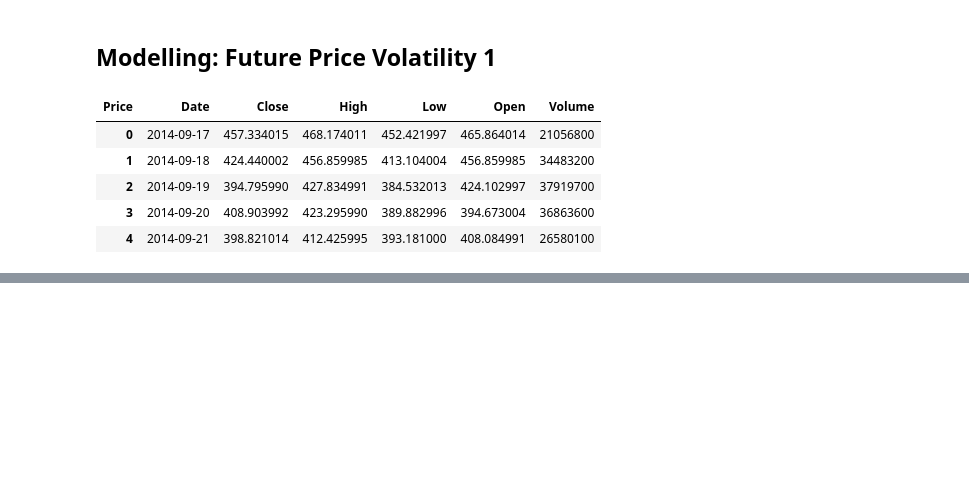
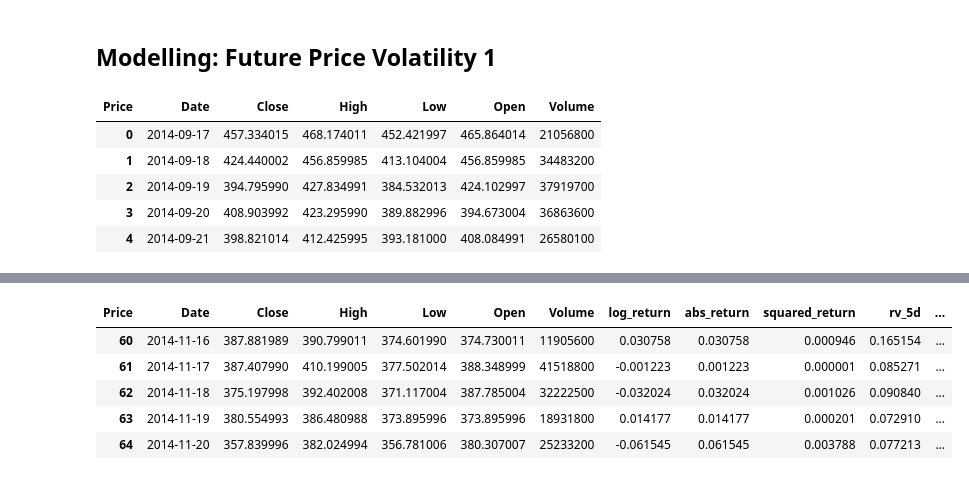
Before and after one commit to cameroncochrane/vlXsnPPgKKnWqEJB, a Jupyter notebook: experimentation/volatility_notebooks/1_volatility_modelling.ipynb, the cells around one changed output, grey strips where cells are left out. Drawn from its saved outputs; the diff is of its cells as text; code cells hidden in the pictures; blank space fills up the shorter version.

Commit message:
- Price volatility experimentation in notebook.

```diff
--- a/experimentation/volatility_notebooks/1_volatility_modelling.ipynb
+++ b/experimentation/volatility_notebooks/1_volatility_modelling.ipynb
@@ -16,0 +44,49 @@ raw_data.head()
+# %%
+H = 20 # Look-ahead period, 20 days in our case, the same as the direcion model.
+
+# Create a copy of raw_data for manipulation:
+df = raw_data.copy()
+
+# Daily returns
+r = np.log(df["Close"] / df["Close"].shift(1))
+r2 = r.pow(2)
+
+# Historical features (past/current observations only)
+df["log_return"] = r
+df["abs_return"] = r.abs()
+df["squared_return"] = r2
+
+for window in [5, 10, 20, 60]:
+    df[f"rv_{window}d"] = np.sqrt(
+        r2.rolling(window).sum()
+    )
+
+# Range-based variance features
+hl = np.log(df["High"] / df["Low"])
+co = np.log(df["Close"] / df["Open"])
+
+df["parkinson_var"] = hl**2 / (4 * np.log(2))
+df["gk_var"] = 0.5 * hl**2 - (2 * np.log(2) - 1) * co**2
+
+df["parkinson_vol_20d"] = np.sqrt(
+    df["parkinson_var"].rolling(20).sum()
+)
+
+df["gk_vol_20d"] = np.sqrt(
+    df["gk_var"].rolling(20).sum().clip(lower=0)
+)
+
+# Future 20-day volatility label
+df["target_vol_20d"] = np.sqrt(
+    r2.rolling(H).sum().shift(-H)
+)
+
+df.dropna(inplace=True)
+df.head()
+# %% [output]
+| Price | Date | Close | High | Low | Open | Volume | log_return | abs_return | squared_return | rv_5d | ... |
+| 60 | 2014-11-16 | 387.881989 | 390.799011 | 374.601990 | 374.730011 | 11905600 | 0.030758 | 0.030758 | 0.000946 | 0.165154 | ... |
+| 61 | 2014-11-17 | 387.407990 | 410.199005 | 377.502014 | 388.348999 | 41518800 | -0.001223 | 0.001223 | 0.000001 | 0.085271 | ... |
+| 62 | 2014-11-18 | 375.197998 | 392.402008 | 371.117004 | 387.785004 | 32222500 | -0.032024 | 0.032024 | 0.001026 | 0.090840 | ... |
+| 63 | 2014-11-19 | 380.554993 | 386.480988 | 373.895996 | 373.895996 | 18931800 | 0.014177 | 0.014177 | 0.000201 | 0.072910 | ... |
+| 64 | 2014-11-20 | 357.839996 | 382.024994 | 356.781006 | 380.307007 | 25233200 | -0.061545 | 0.061545 | 0.003788 | 0.077213 | ... |
```
Also changed, not shown: parts of 3 cells of this notebook.
